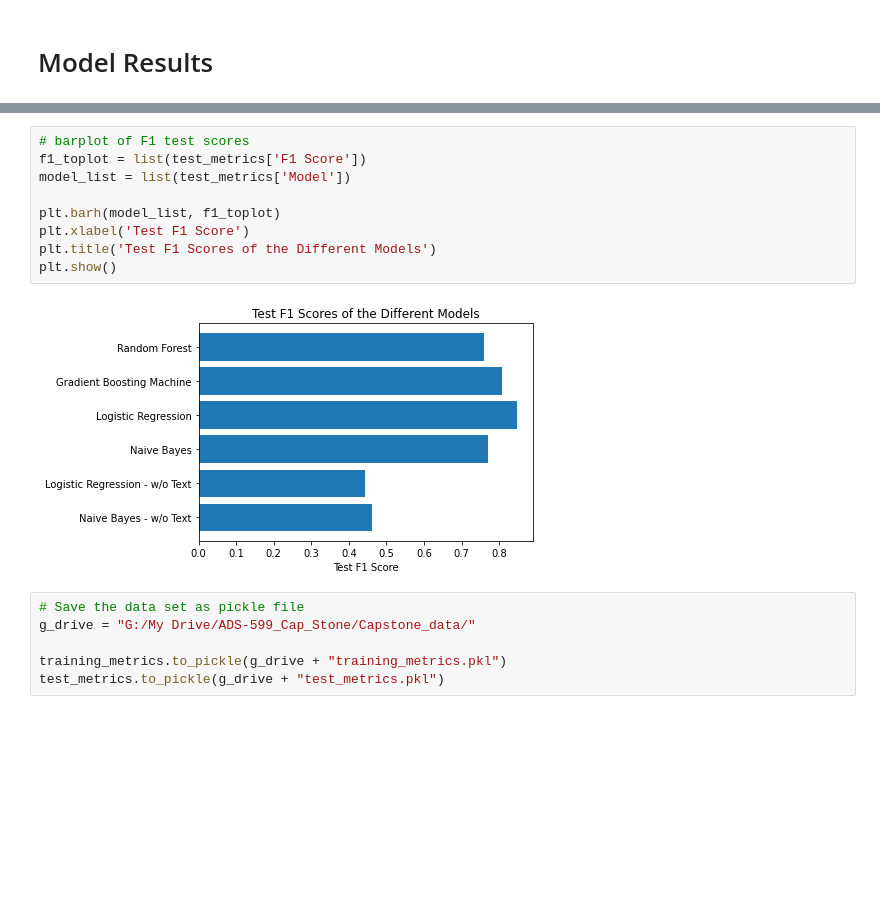
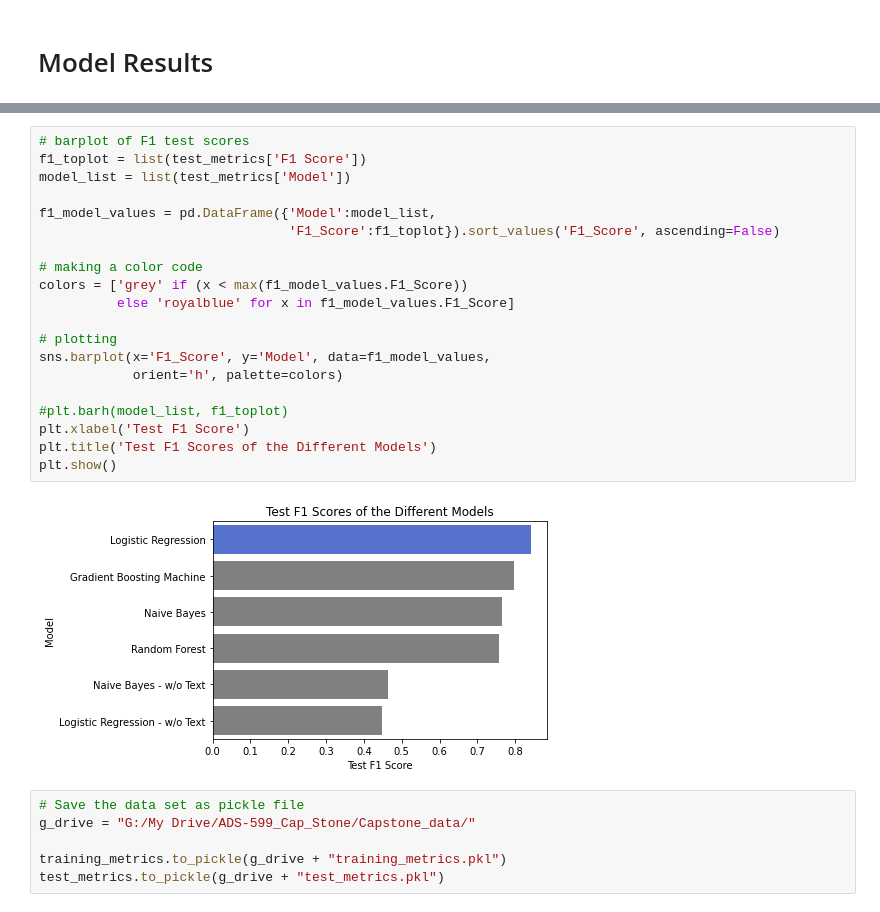
Before and after one commit to ADS-599-Team-2-Capstone/ADS-599-Capstone, a Jupyter notebook: Code Library Folder/Modeling.ipynb, the cells around one changed output, grey strips where cells are left out. Cells and saved outputs as stored; diff of their text form; blank space fills up the shorter version.

```diff
--- a/Code Library Folder/Modeling.ipynb
+++ b/Code Library Folder/Modeling.ipynb
@@ -583,14 +583,25 @@ test_metrics
 # %%
 # barplot of F1 test scores
 f1_toplot = list(test_metrics['F1 Score'])
 model_list = list(test_metrics['Model'])
 
-plt.barh(model_list, f1_toplot)
+f1_model_values = pd.DataFrame({'Model':model_list,
+                                'F1_Score':f1_toplot}).sort_values('F1_Score', ascending=False)
+
+# making a color code
+colors = ['grey' if (x < max(f1_model_values.F1_Score))
+          else 'royalblue' for x in f1_model_values.F1_Score]
+
+# plotting
+sns.barplot(x='F1_Score', y='Model', data=f1_model_values,
+            orient='h', palette=colors)
+
+#plt.barh(model_list, f1_toplot)
 plt.xlabel('Test F1 Score')
 plt.title('Test F1 Scores of the Different Models')
 plt.show()
 # %% [output]
-[figure, old version]
+[figure, new version]
 # %%
 # Save the data set as pickle file
 g_drive = "G:/My Drive/ADS-599_Cap_Stone/Capstone_data/"
```
Also changed, not shown: parts of 14 cells of this notebook.
